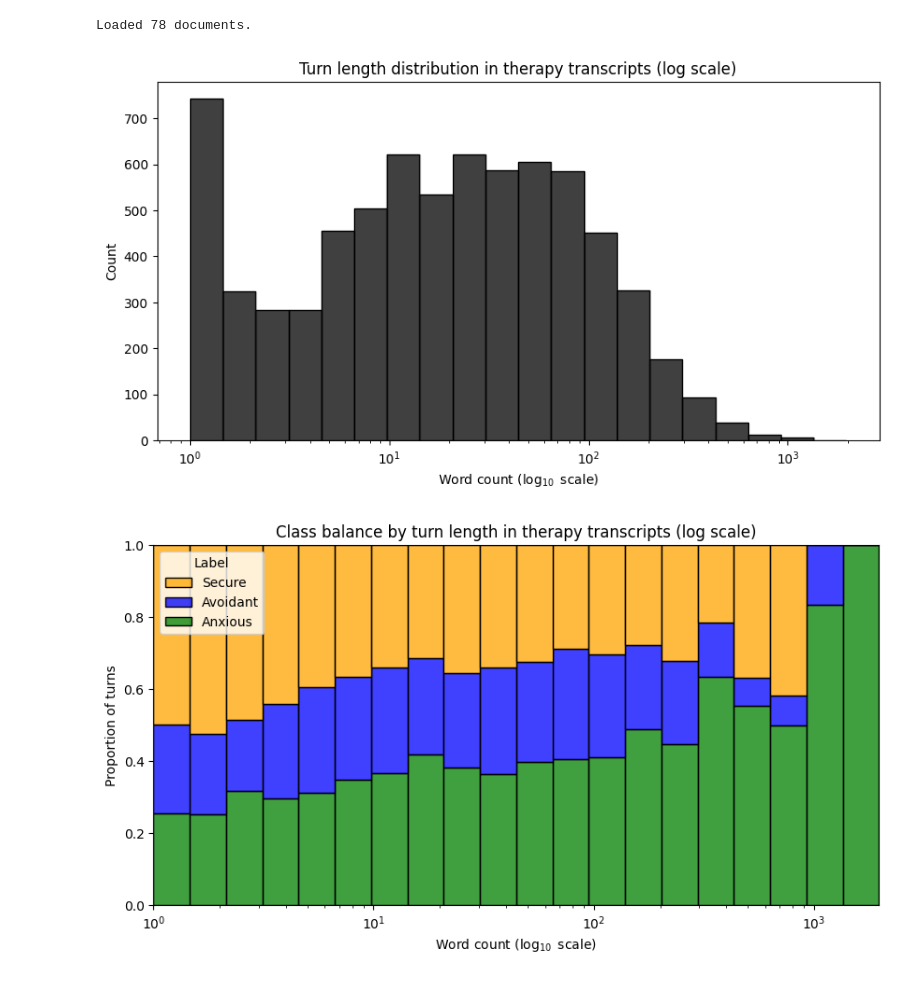
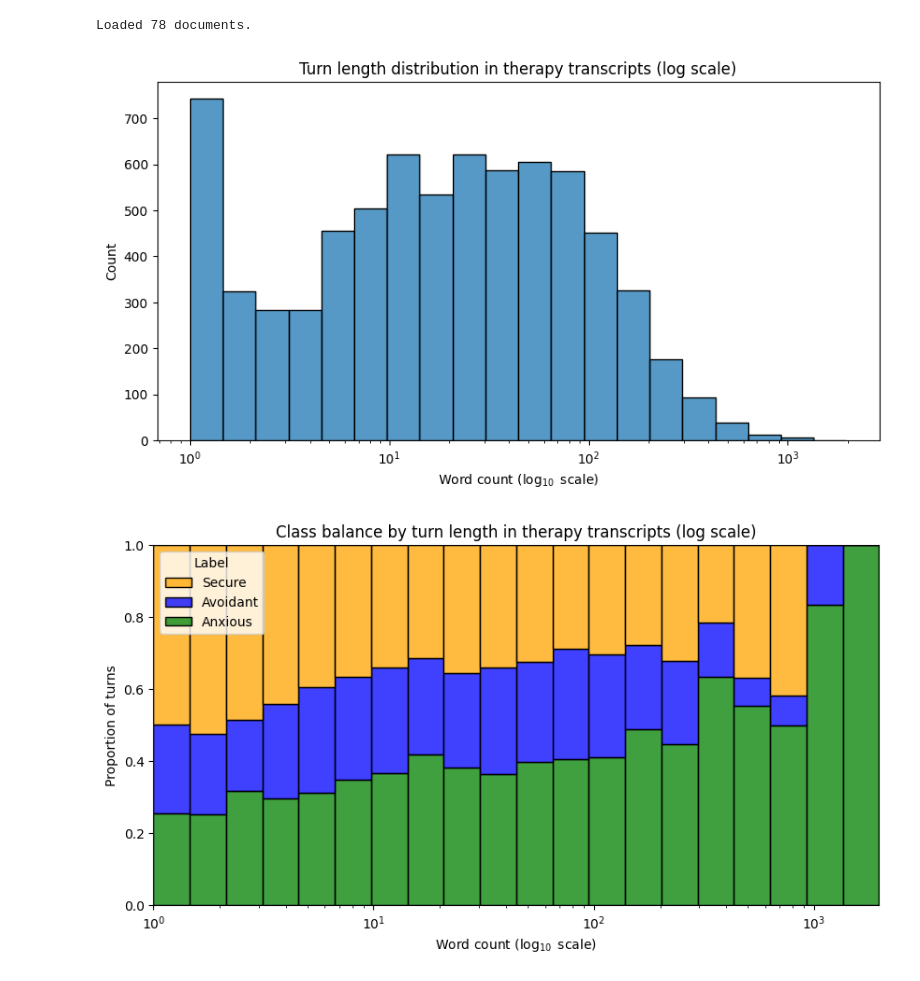
Before and after one commit to Fred-Bred/SDS-thesis, a Jupyter notebook: src/plotting.ipynb, the cells around one changed output. Drawn from its saved outputs; the diff is of its cells as text; code cells hidden in the pictures.

```diff
--- a/src/plotting.ipynb
+++ b/src/plotting.ipynb
@@ -118,14 +118,14 @@ full.rename(columns={"label": "Label"}, inplace=True)
 # %%
 # Plot turn length distributions
 plt.figure(figsize=(10, 5))
 plt.xscale("log")
-sns.histplot(full["turn_length"], bins=20, color="black", label="Full PACS data set")
+sns.histplot(full["turn_length"], bins=20, label="Full PACS data set")
 plt.xlabel("Word count ($\log_{10}$ scale)")
 plt.title("Turn length distribution in therapy transcripts (log scale)")
 plt.savefig("../TeX/figures/log_turn_length_dist_full.png")
 plt.show()
 # %% [output]
-[figure, old version]
+[figure, new version]
 # %%
 # Define the class names
 class_names = {1: "Avoidant", 2: "Secure", 3: "Anxious"}
```
Also changed, not shown: parts of 10 cells of this notebook, 8 other files.
